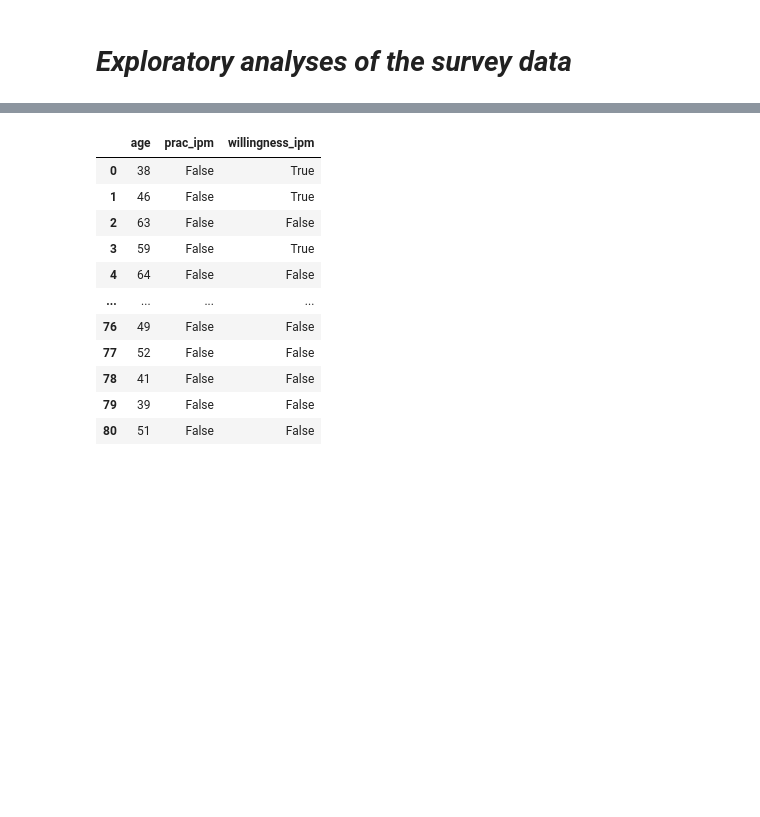
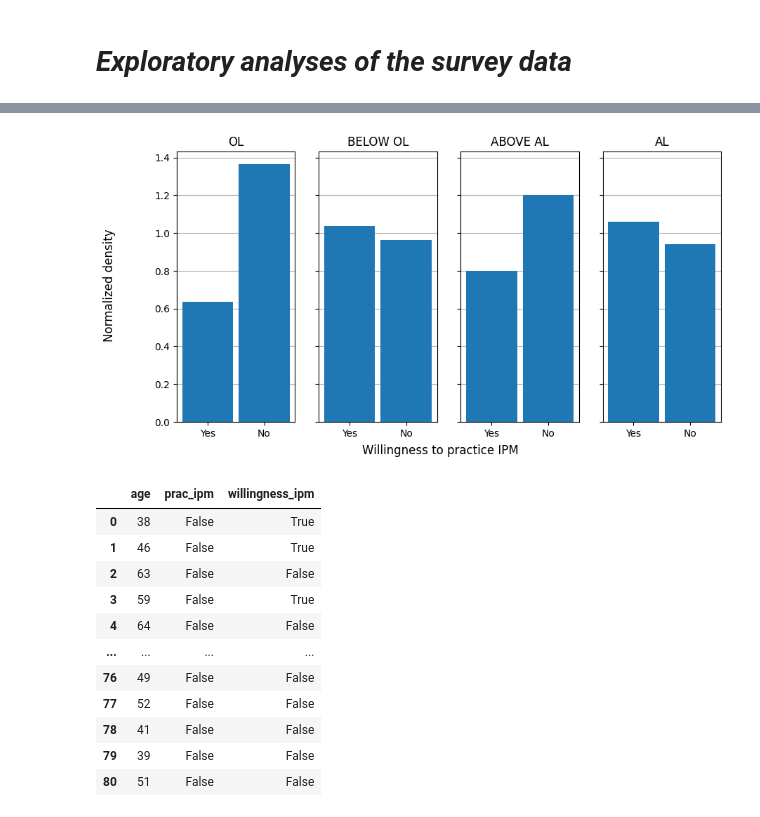
Before and after one commit to anoban/Survey-analysis, a Jupyter notebook: Survey.ipynb, the cells around one changed output, grey strips where cells are left out. Drawn from its saved outputs; the diff is of its cells as text; code cells hidden in the pictures; blank space fills up the shorter version.

```diff
--- a/Survey.ipynb
+++ b/Survey.ipynb
@@ -100,3 +120,24 @@ survey.loc[:, ["age", "prac_ipm", "willingness_ipm", "whynot_ipm"]]
+# %%
+temp = survey.loc[:, ["education", "willingness_ipm"]].dropna(axis = 0)
+
+fig, (axes_0, axes_1, axes_2, axes_3) = plt.subplots(nrows = 1, ncols = 4, sharey = True)
+fig.set_size_inches(10, 5)
+fig.supxlabel("Willingness to practice IPM")
+fig.supylabel("Normalized density")
+
+ed_levels = survey.education.dropna().unique()
+
+for axes, edu in zip((axes_0, axes_1, axes_2, axes_3), ed_levels):
+    axes.hist(temp[temp.education == edu].loc[:, "willingness_ipm"], bins = 2, rwidth = 0.9, density = True)
+    # print(temp[temp.education == edu].loc[:, "willingness_ipm"])
+    axes.set_title(edu.upper())
+    axes.set_axisbelow(True)
+    axes.grid(axis = "y")
+    axes.set_xticks(ticks = [0.25, 0.75], labels = ["Yes", "No"])
+
+plt.show()
+# %% [output]
+[figure, added]
 # %%
 ipm = survey.loc[:, ["age", "prac_ipm", "willingness_ipm"]]
 ipm.prac_ipm = ipm.prac_ipm.apply(lambda x: True if (x == "yes") else False)
```
Also changed, not shown: parts of 14 cells of this notebook.
